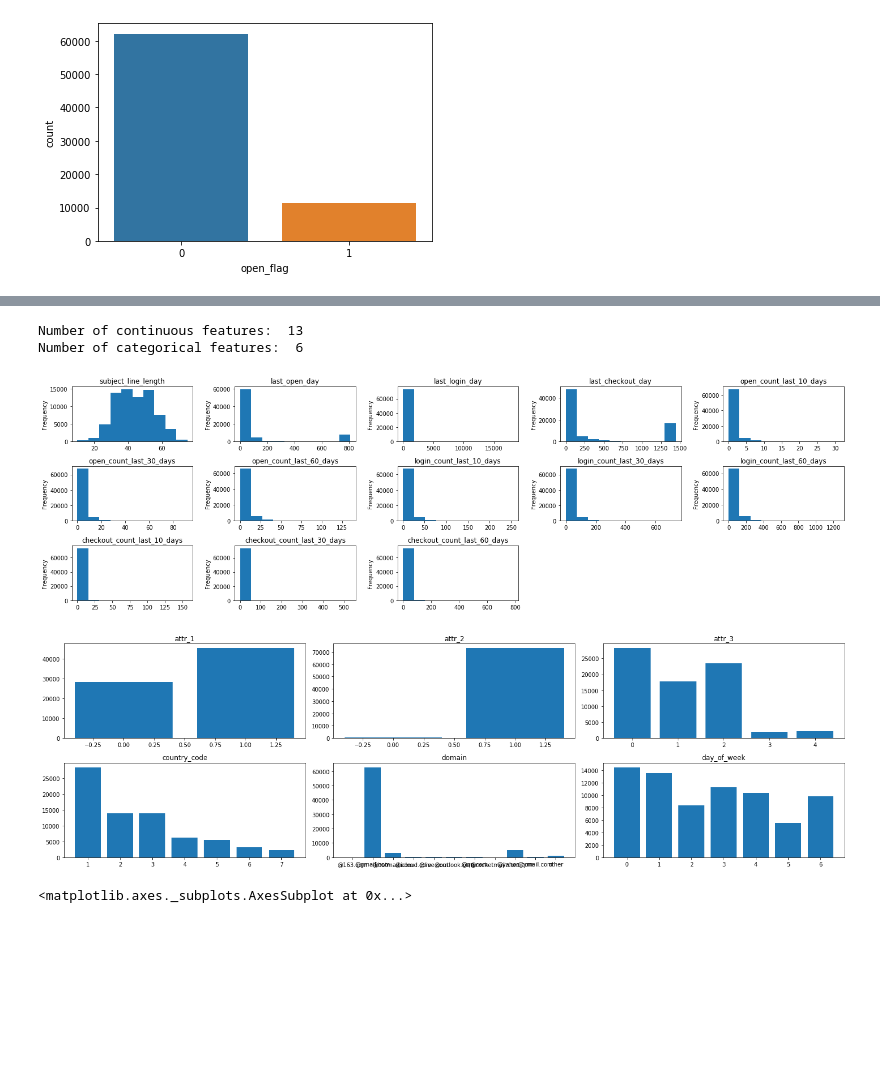
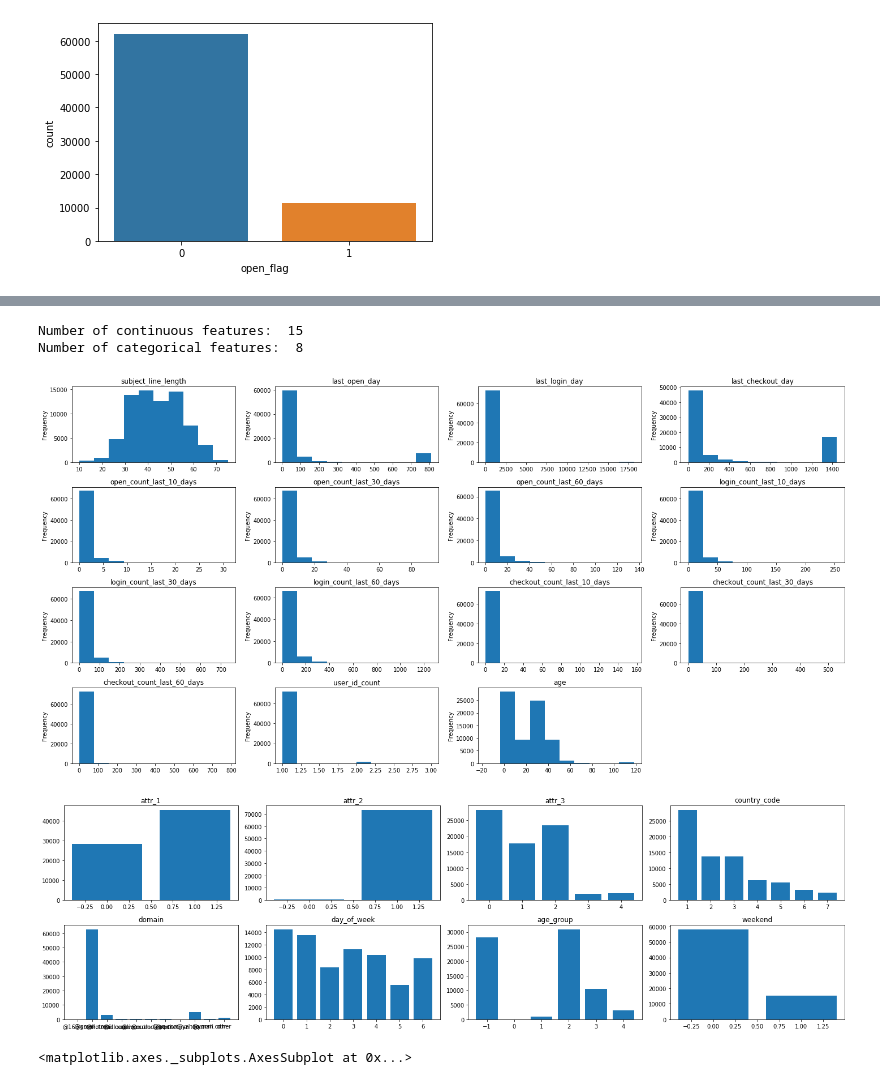
Before and after one commit to TanHaus/Shopee-CodeLeague-2020, a Jupyter notebook: marketing_analytics/explore.ipynb, the cells around one changed output, grey strips where cells are left out. Cells and saved outputs as stored; diff of their text form; code cells hidden in the pictures; blank space fills up the shorter version.

```diff
--- a/marketing_analytics/explore.ipynb
+++ b/marketing_analytics/explore.ipynb
@@ -209,0 +221,4 @@ new_train.sample(5).loc[:, ['grass_date', 'day_of_week']]
+# %%
+new_train['age'] = new_train['age'].fillna(-1)
+new_test['age'] = new_test['age'].fillna(-1)
+new_train
@@ -209,0 +239,6 @@ new_train.sample(5).loc[:, ['grass_date', 'day_of_week']]
+# %%
+def age_group(age): return -1 if age < 0 else 1 if age < 18 else 2 if age < 35 else 3 if age < 50 else 4
+
+new_train['age_group'] = new_train['age'].map(age_group)
+new_test['age_group'] = new_test['age'].map(age_group)
+new_train
@@ -209,0 +259,6 @@ new_train.sample(5).loc[:, ['grass_date', 'day_of_week']]
+# %%
+def weekend(x): return 1 if x == 5 or x == 6 else 0
+
+new_train['weekend'] = new_train['day_of_week'].map(weekend)
+new_test['weekend'] = new_test['day_of_week'].map(weekend)
+new_train
@@ -247,38 +318,40 @@ cont_features = [
     'login_count_last_30_days', 'login_count_last_60_days',
     'checkout_count_last_10_days', 'checkout_count_last_30_days',
     'checkout_count_last_60_days',
+    'user_id_count', 'age'
 ]
 cat_features = [
     'attr_1', 'attr_2', 'attr_3',
-    'country_code', 'domain', 'day_of_week'
+    'country_code', 'domain', 'day_of_week',
+    'age_group', 'weekend',
 ]
 
 print('Number of continuous features: ', len(cont_features))
 print('Number of categorical features: ', len(cat_features))
 # %% [output]
-Number of continuous features:  13
-Number of categorical features:  6
+Number of continuous features:  15
+Number of categorical features:  8
 # %%
-plt.figure(figsize=(20,6))
+plt.figure(figsize=(20,10))
 for i, x in enumerate(cont_features):
-    plt.subplot(3, 5, i+1)
+    plt.subplot(4, 4, i+1)
     new_train[x].plot.hist()
     plt.title(x)
 
 plt.tight_layout()
 # %% [output]
-[figure, old version]
+[figure, new version]
 # %%
 plt.figure(figsize=(20,6))
 for i, x in enumerate(cat_features):
-    plt.subplot(2, 3, i+1)
+    plt.subplot(2, 4, i+1)
     count = new_train.groupby(x).count()['open_flag']
     plt.bar(count.index, count)
     plt.title(x)
 
 plt.tight_layout()
 # %% [output]
-[figure, old version]
+[figure, new version]
 # %%
 np.log(new_train['open_count_last_30_days'] + 1).plot.hist()
 # %% [output]
```
Also changed, not shown: parts of 12 cells of this notebook, 1 other file.
